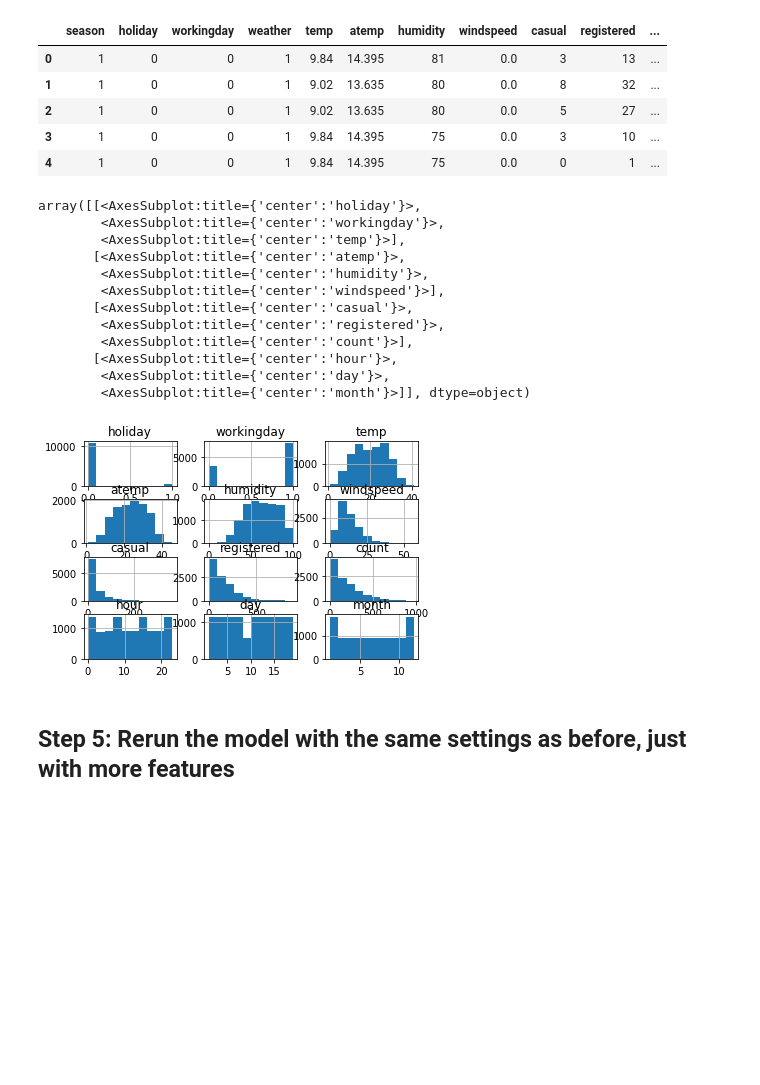
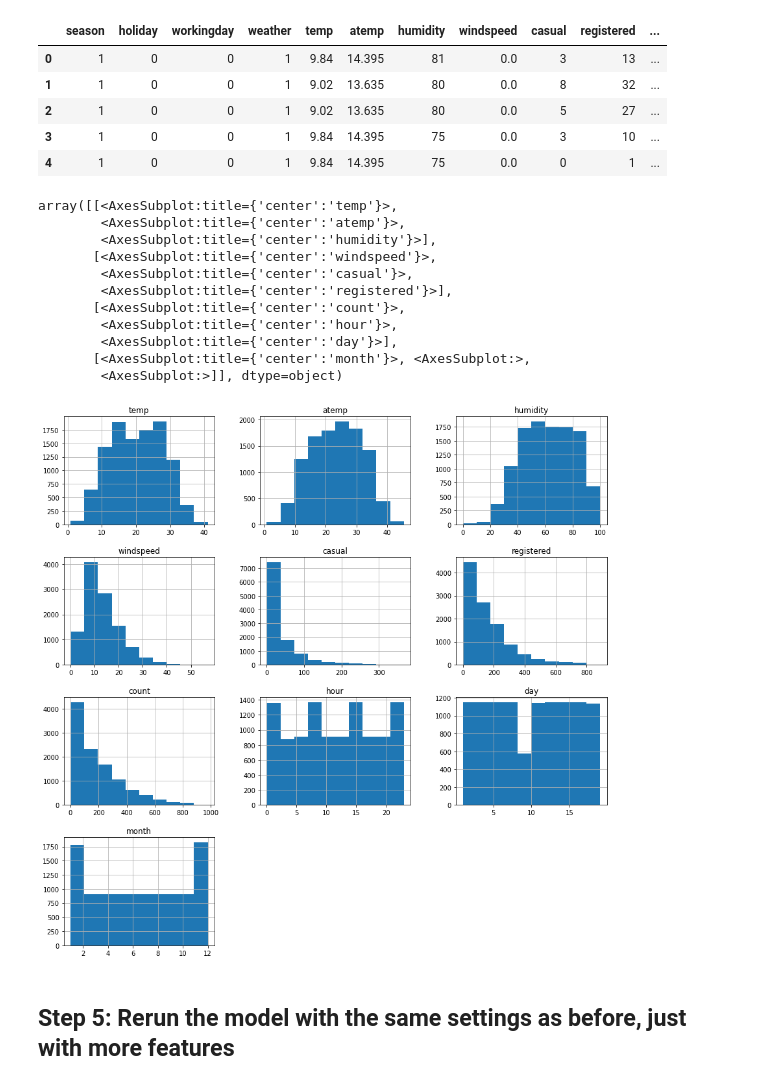
Before and after one commit to iampeterndumba/Bike_Sharing_Demand, a Jupyter notebook: cd0385-project-starter-main/project/project-template.ipynb, the cells around one changed output. Saved outputs shown, nothing was run; the diff lists cells and outputs as text; code cells hidden in the pictures; blank space fills up the shorter version.

```diff
--- a/cd0385-project-starter-main/project/project-template.ipynb
+++ b/cd0385-project-starter-main/project/project-template.ipynb
@@ -387,9 +399,14 @@ test.head()
 # %%
 train["season"] = train["season"].astype("category")
 train["weather"] = train["weather"].astype("category")
+train["holiday"] = train["holiday"].astype("category")
+train["workingday"]=train["workingday"].astype("category")
 test["season"] = test["season"].astype("category")
 test["weather"] = test["weather"].astype("category")
+test["holiday"]=test["holiday"].astype("category")
+test["workingday"]=test["workingday"].astype("category")
 train.info()
+test.info()
 # %% [output]
 <class 'pandas.core.frame.DataFrame'>
 RangeIndex: 10886 entries, 0 to 10885
@@ -420,21 +437,20 @@ train.head()
 | 4 | 1 | 0 | 0 | 1 | 9.84 | 14.395 | 75 | 0.0 | 0 | 1 | ... |
 # %%
 # View histogram of all features again now with the hour feature
-train.hist()
+train.hist(figsize=(15,15))
 # %% [output]
-array([[<AxesSubplot:title={'center':'holiday'}>,
-        <AxesSubplot:title={'center':'workingday'}>,
-        <AxesSubplot:title={'center':'temp'}>],
-       [<AxesSubplot:title={'center':'atemp'}>,
-        <AxesSubplot:title={'center':'humidity'}>,
-        <AxesSubplot:title={'center':'windspeed'}>],
-       [<AxesSubplot:title={'center':'casual'}>,
-        <AxesSubplot:title={'center':'registered'}>,
-        <AxesSubplot:title={'center':'count'}>],
-       [<AxesSubplot:title={'center':'hour'}>,
-        <AxesSubplot:title={'center':'day'}>,
-        <AxesSubplot:title={'center':'month'}>]], dtype=object)
+array([[<AxesSubplot:title={'center':'temp'}>,
+        <AxesSubplot:title={'center':'atemp'}>,
+        <AxesSubplot:title={'center':'humidity'}>],
+       [<AxesSubplot:title={'center':'windspeed'}>,
+        <AxesSubplot:title={'center':'casual'}>,
+        <AxesSubplot:title={'center':'registered'}>],
+       [<AxesSubplot:title={'center':'count'}>,
+        <AxesSubplot:title={'center':'hour'}>,
+        <AxesSubplot:title={'center':'day'}>],
+       [<AxesSubplot:title={'center':'month'}>, <AxesSubplot:>,
+        <AxesSubplot:>]], dtype=object)
-[figure, old version]
+[figure, new version]
 # %% [markdown]
 ## Step 5: Rerun the model with the same settings as before, just with more features
 # %%
```
Also changed, not shown: parts of 20 cells of this notebook, 3 other files.
